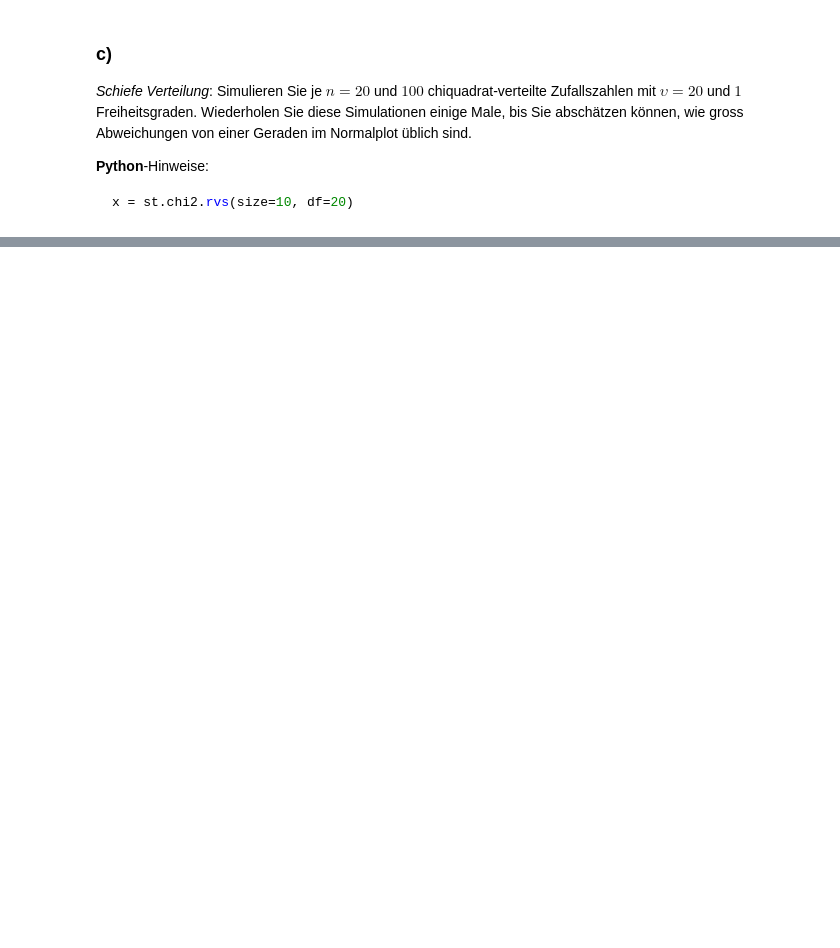
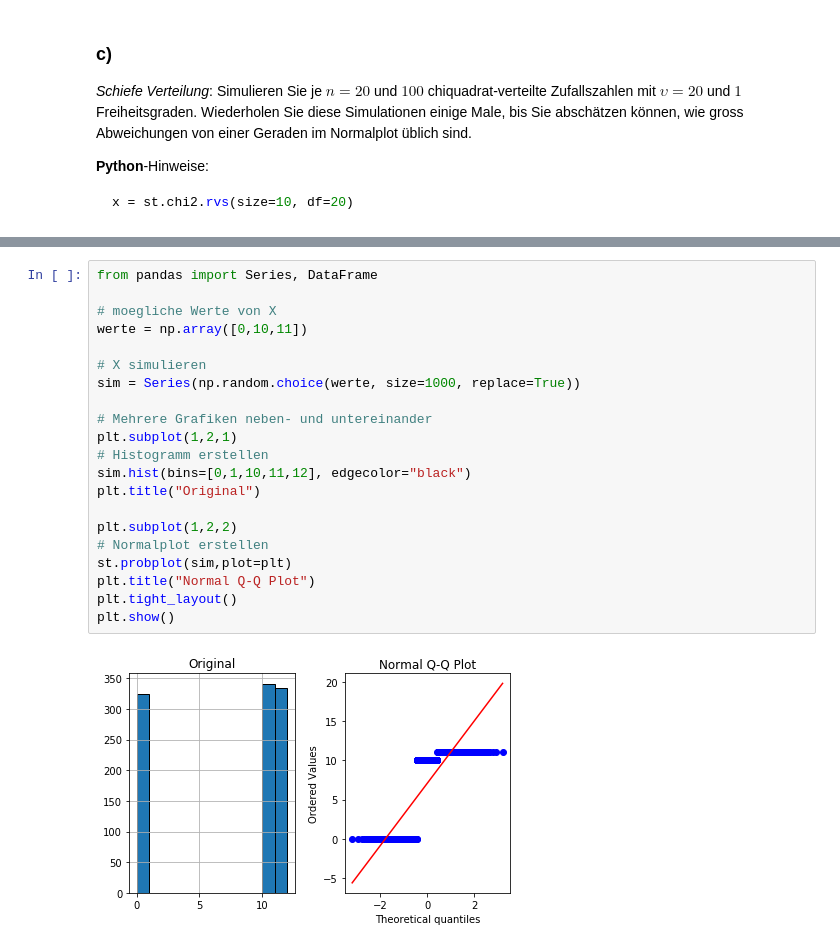
Before and after one commit to KilnOfTheSecondFlame/STAT_HS18_Exercises, a Jupyter notebook: 05_Exercise05/05_Exercie05.ipynb, the cells around one changed output, grey strips where cells are left out. Drawn from its saved outputs; the diff is of its cells as text; blank space fills up the shorter version.

```diff
--- a/05_Exercise05/05_Exercie05.ipynb
+++ b/05_Exercise05/05_Exercie05.ipynb
@@ -97,0 +129,23 @@ plt.show()
+# %%
+from pandas import Series, DataFrame
+
+# moegliche Werte von X
+werte = np.array([0,10,11])
+
+# X simulieren
+sim = Series(np.random.choice(werte, size=1000, replace=True))
+
+# Mehrere Grafiken neben- und untereinander
+plt.subplot(1,2,1)
+# Histogramm erstellen
+sim.hist(bins=[0,1,10,11,12], edgecolor="black")
+plt.title("Original")
+
+plt.subplot(1,2,2)
+# Normalplot erstellen
+st.probplot(sim,plot=plt)
+plt.title("Normal Q-Q Plot")
+plt.tight_layout()
+plt.show()
+# %% [output]
+[figure, added]
```
Also changed, not shown: parts of 11 cells of this notebook.
